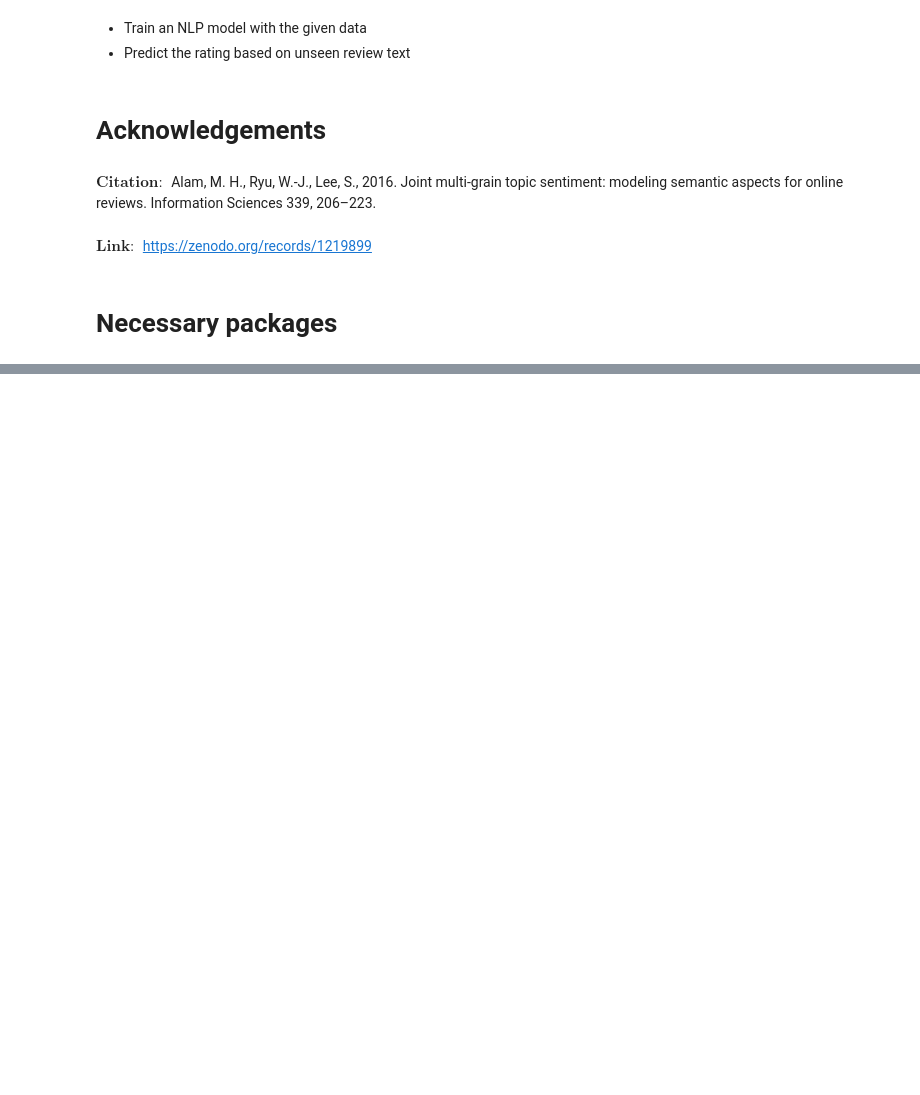
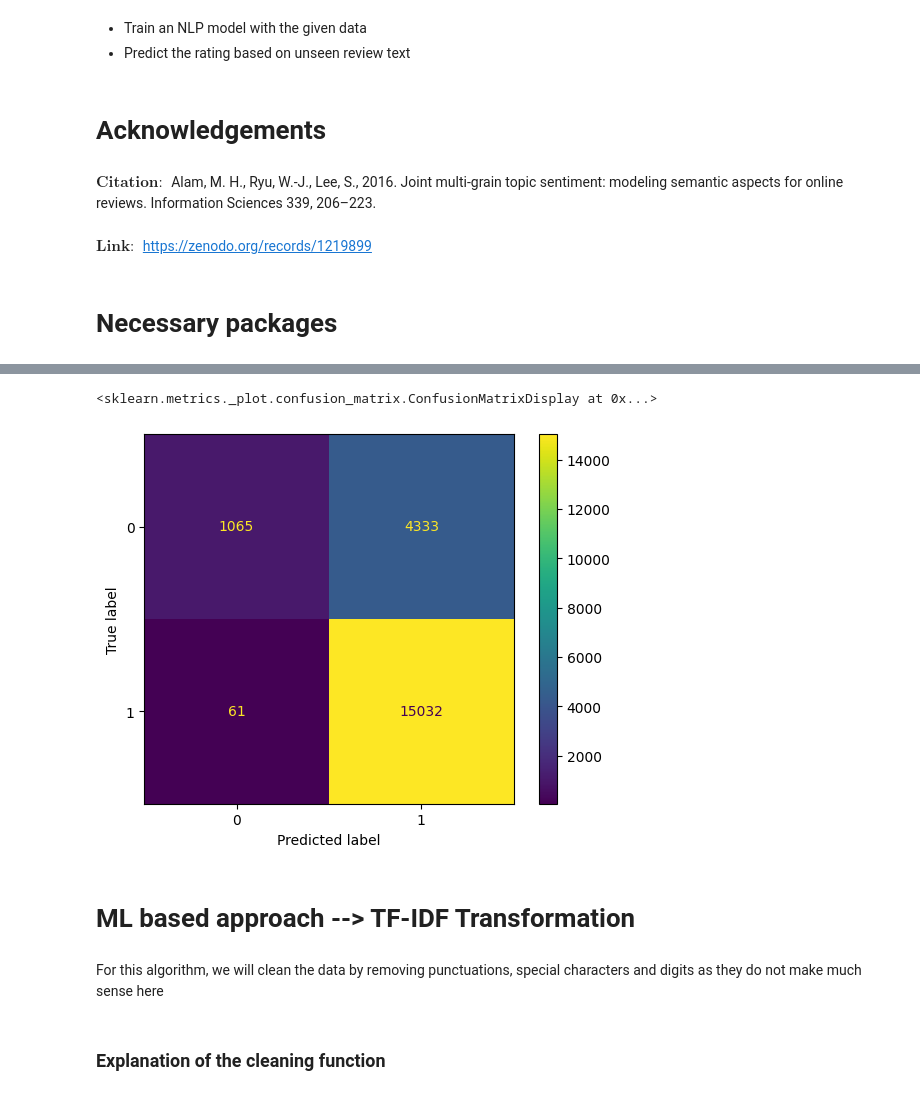
Before and after one commit to Gourab-Pal/sentiment_trip_advisor, a Jupyter notebook: script.ipynb, the cells around one changed output, grey strips where cells are left out. Saved outputs shown, nothing was run; the diff lists cells and outputs as text; code cells hidden in the pictures; blank space fills up the shorter version.

```diff
--- a/script.ipynb
+++ b/script.ipynb
@@ -29,0 +69,11 @@ import pandas as pd
+# %%
+def find_rating(rating):
+    '''
+    The "Rating" column is modified for the further processing
+    '''
+    if rating == 1 or rating ==2 or rating==3:
+        return 0
+    else: # for rating 4 and 5
+        return 1
+
+df['sentiment'] = df['Rating'].apply(find_rating)
@@ -29,0 +101,13 @@ import pandas as pd
+# %%
+def preprocess_data(review_text):
+    tokenized_data = word_tokenize(review_text.lower())   # sentences are split into words
+    filtered_data = []  # removes stop words
+    for words in tokenized_data:
+        if words not in stopwords.words('english'):
+            filtered_data.append(words)
+    lemmatized_data = []  ## removes 'ing'or 'ed' at the end of the words
+    for words in filtered_data:
+        lemmatized_data.append(WordNetLemmatizer().lemmatize(words))
+
+    processed_text = " ".join(lemmatized_data)
+    return processed_text
@@ -29,0 +140,2 @@ import pandas as pd
+# %%
+df['Review'] = df['Review'].apply(preprocess_data)
@@ -29,0 +146,10 @@ import pandas as pd
+# %%
+def get_model_sentiment(review_text):
+    sentiment_scores = SentimentIntensityAnalyzer().polarity_scores(review_text)
+    if(sentiment_scores['compound']<=0):
+        return 0
+    if(sentiment_scores['compound']>0):
+        return 1
+
+df['vader_sentiment'] = df['Review'].apply(get_model_sentiment)
+df.head()
@@ -29,0 +178,10 @@ import pandas as pd
+# %%
+cm =confusion_matrix(df['sentiment'], df['vader_sentiment'])
+ConfusionMatrixDisplay(confusion_matrix=cm).plot()
+# %% [output]
+<sklearn.metrics._plot.confusion_matrix.ConfusionMatrixDisplay at 0x...>
+[figure, added]
+# %% [markdown]
+# ML based approach --> TF-IDF Transformation
+# %% [markdown]
+For this algorithm, we will clean the data by removing punctuations, special characters and digits as they do not make much sense here
@@ -29,0 +200,2 @@ import pandas as pd
+# %% [markdown]
+### Explanation of the cleaning function
```
Also changed, not shown: parts of 70 cells of this notebook, 2 other files.
